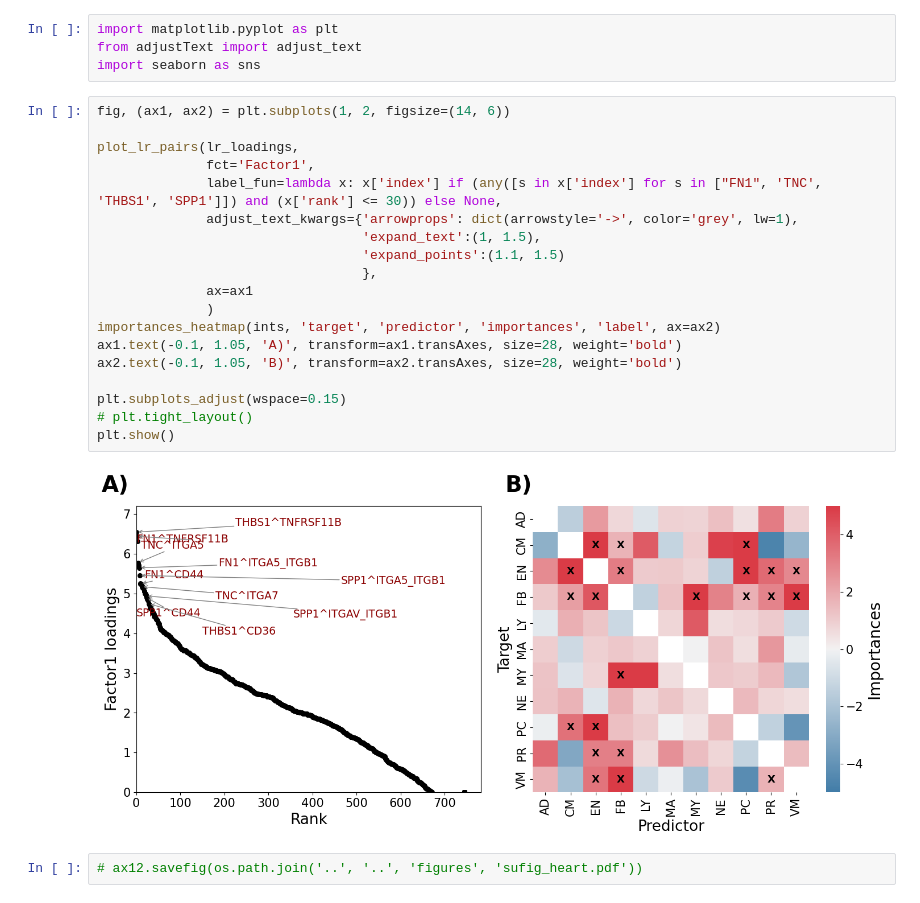
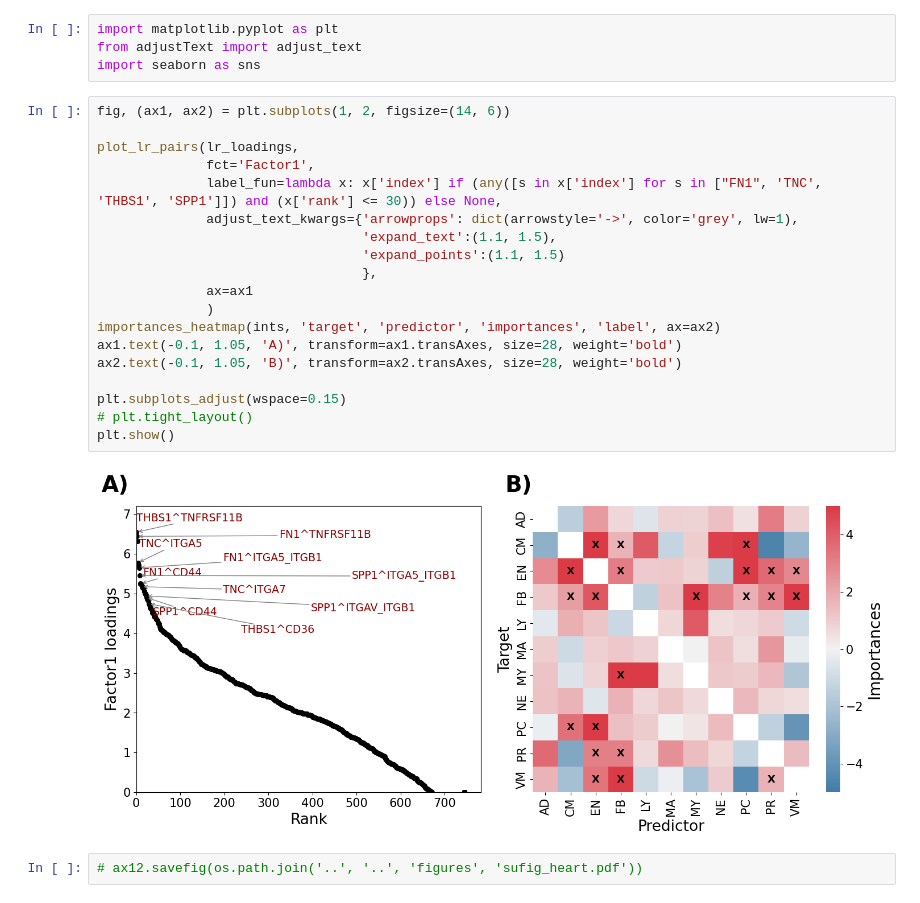
Before and after one commit to saezlab/lianaplus_manuscript, a Jupyter notebook: notebooks/kuppe/7.Plots.ipynb, the cells around one changed output. Saved outputs shown, nothing was run; the diff lists cells and outputs as text.

```diff
--- a/notebooks/kuppe/7.Plots.ipynb
+++ b/notebooks/kuppe/7.Plots.ipynb
@@ -25,23 +25,23 @@ import seaborn as sns
 # %%
 fig, (ax1, ax2) = plt.subplots(1, 2, figsize=(14, 6))
 
 plot_lr_pairs(lr_loadings,
               fct='Factor1',
               label_fun=lambda x: x['index'] if (any([s in x['index'] for s in ["FN1", 'TNC', 'THBS1', 'SPP1']]) and (x['rank'] <= 30)) else None,
               adjust_text_kwargs={'arrowprops': dict(arrowstyle='->', color='grey', lw=1),
-                                  'expand_text':(1, 1.5),
+                                  'expand_text':(1.1, 1.5),
                                   'expand_points':(1.1, 1.5)
                                   },
               ax=ax1
               )
 importances_heatmap(ints, 'target', 'predictor', 'importances', 'label', ax=ax2)
 ax1.text(-0.1, 1.05, 'A)', transform=ax1.transAxes, size=28, weight='bold')
 ax2.text(-0.1, 1.05, 'B)', transform=ax2.transAxes, size=28, weight='bold')
 
 plt.subplots_adjust(wspace=0.15)
 # plt.tight_layout()
 plt.show()
 # %% [output]
-[figure, old version]
+[figure, new version]
 # %%
 # ax12.savefig(os.path.join('..', '..', 'figures', 'sufig_heart.pdf'))
```
Also changed, not shown: 2 other files.
